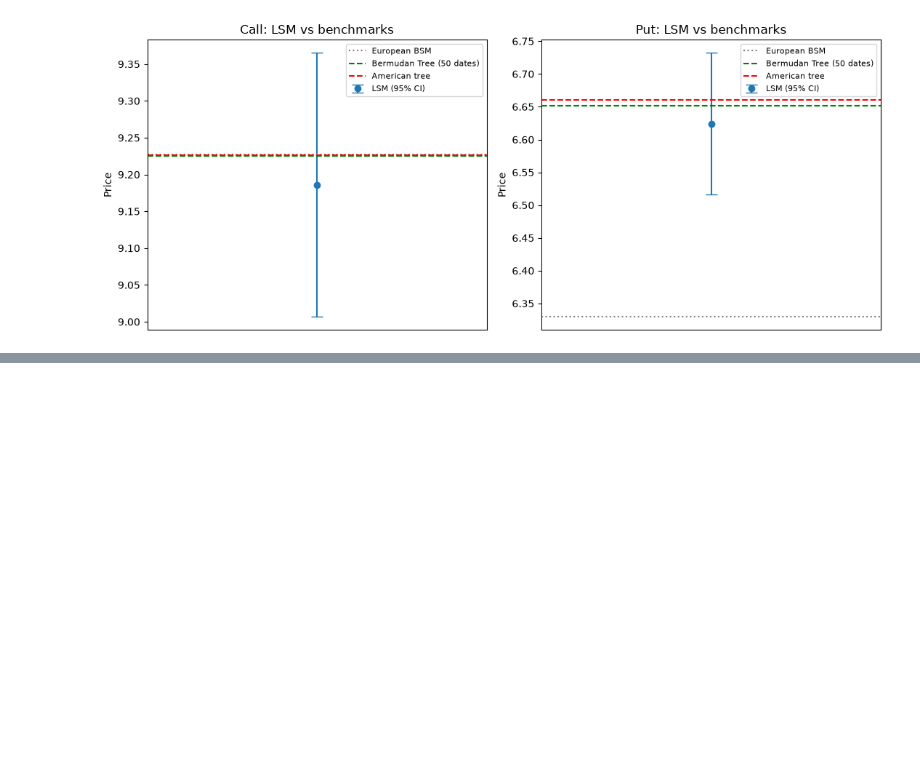
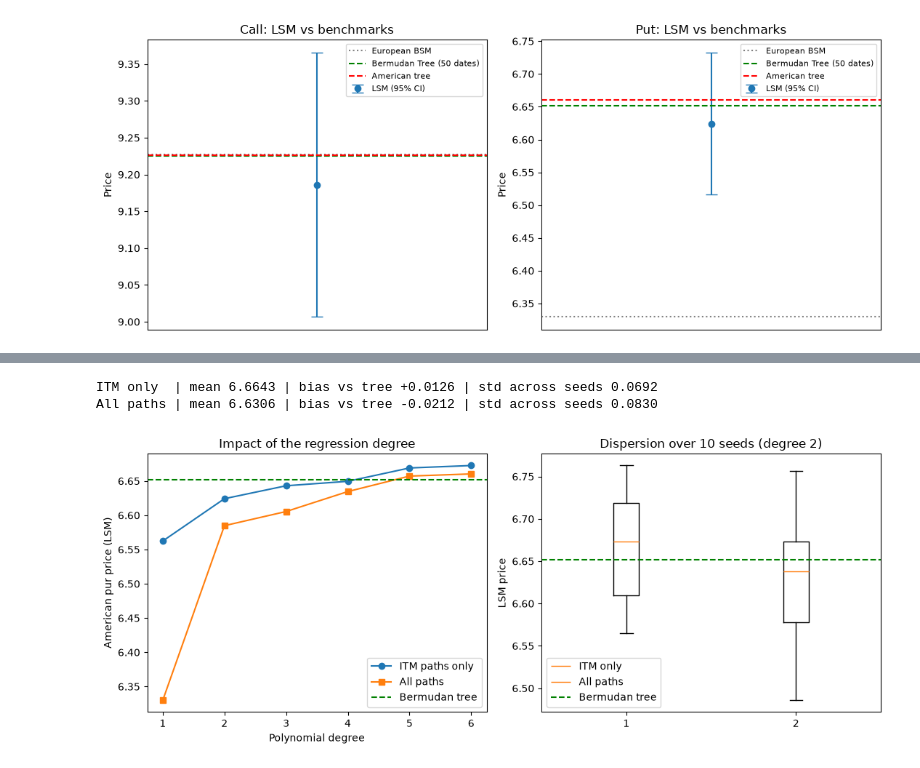
Before and after one commit to Gabrielnstr/American_Options_Pricer, a Jupyter notebook: notebooks/04_lsm_pricer.ipynb, the cells around one changed output, grey strips where cells are left out. Saved outputs shown, nothing was run; the diff lists cells and outputs as text; code cells hidden in the pictures; blank space fills up the shorter version.

Commit message:
test: study regression degree and ITM selection

```diff
--- a/notebooks/04_lsm_pricer.ipynb
+++ b/notebooks/04_lsm_pricer.ipynb
@@ -191,0 +224,39 @@ plt.show()
+# %%
+n_paths_rep = 10_000
+seeds = range(1, 11)
+stats = {}
+
+for itm_only in [True, False]:
+    prices = np.array([
+        lsm_price(S0, K, r, q, sigma, T, n_steps, n_paths_rep, LCG(seed=s), "put", degree=2, itm_only=itm_only)["price"]
+        for s in seeds
+    ])
+
+    stats[itm_only] = prices
+    label = "ITM only " if itm_only else "All paths"
+    print(f"{label} | mean {prices.mean():.4f} | bias vs tree {prices.mean() - berm_put:+.4f} " f"| std across seeds {prices.std(ddof=1):.4f}")
+# %% [output]
+ITM only  | mean 6.6643 | bias vs tree +0.0126 | std across seeds 0.0692
+All paths | mean 6.6306 | bias vs tree -0.0212 | std across seeds 0.0830
+# %%
+fig, ax = plt.subplots(1, 2, figsize=(11, 4.5))
+
+ax[0].plot(degrees, results[True], "o-", label="ITM paths only")
+ax[0].plot(degrees, results[False], "s-", label="All paths")
+ax[0].axhline(berm_put, color="green", linestyle="--", label="Bermudan tree")
+ax[0].set_xlabel("Polynomial degree")
+ax[0].set_ylabel("American pur price (LSM)")
+ax[0].set_title("Impact of the regression degree")
+ax[0].legend()
+
+ax[1].boxplot([stats[True], stats[False]], label=["ITM only", "All paths"])
+ax[1].axhline(berm_put, color="green", linestyle="--", label="Bermudan tree")
+ax[1].set_title("Dispersion over 10 seeds (degree 2)")
+ax[1].set_ylabel("LSM price")
+ax[1].legend()
+
+plt.tight_layout()
+plt.savefig("../figures/lsm_degree_and_itm.png", dpi=150)
+plt.show()
+# %% [output]
+[figure, added]
```
Also changed, not shown: parts of 2 cells of this notebook, 1 other file.
